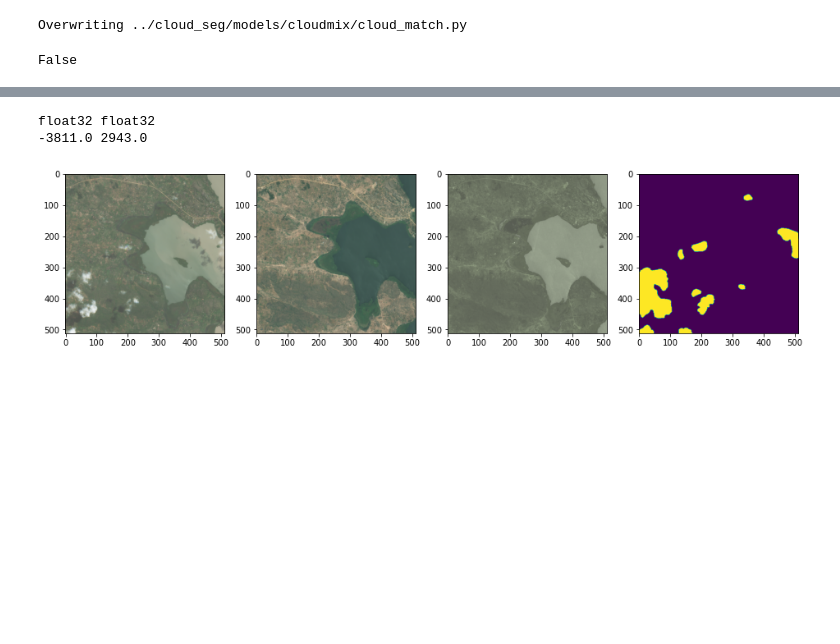
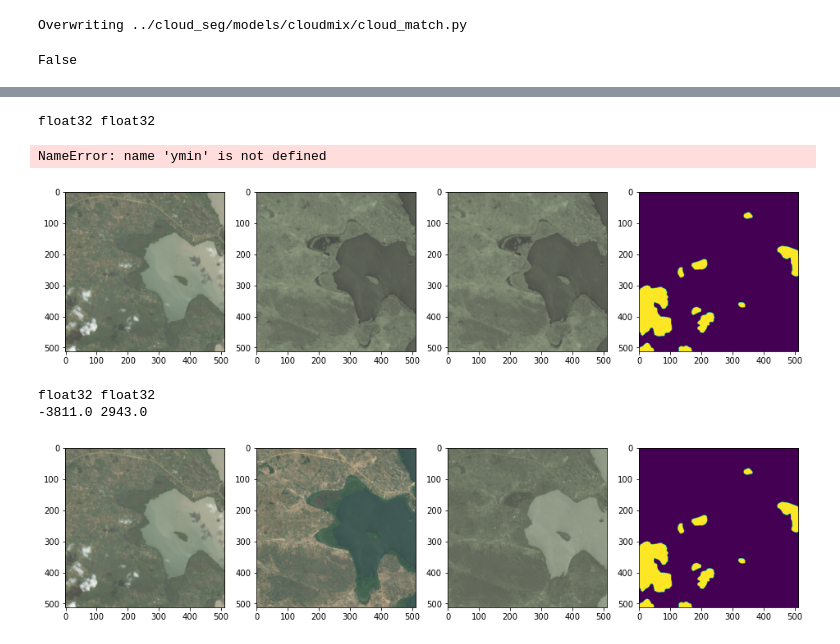
Before and after one commit to georgestein/cloud-segmentation, a Jupyter notebook: notebooks/make_cloudbank.ipynb, the cells around one changed output, grey strips where cells are left out. Drawn from its saved outputs; the diff is of its cells as text; code cells hidden in the pictures; blank space fills up the shorter version.

```diff
--- a/notebooks/make_cloudbank.ipynb
+++ b/notebooks/make_cloudbank.ipynb
@@ -500,3 +500,28 @@ IPU available: False, using: 0 IPUs
+# %%
+fig, ax = plt.subplots(1,4, figsize=(16,4))
+ax[0].imshow(true_color(cloudy_image))
+ax[1].imshow(true_color(cloudless_image))
+ax[2].imshow(true_color(ypred))
+ax[3].imshow(cloud_label)
+
+print(cloudy_image.dtype, cloudless_image.dtype)
+orig_diff = cloudy_image - cloudless_image
+mlp_diff = cloudy_image - ypred
+
+
+print(ymin, ymax)
+
+for i in range(orig_diff.shape[-1]):
+    ymin = min(np.min(orig_diff[..., i]*(1-cloud_label)), np.min(mlp_diff[..., i]*(1-cloud_label)))
+    ymax = max(np.max(orig_diff[..., i]*(1-cloud_label)), np.max(mlp_diff[..., i]*(1-cloud_label)))
+
+    fig, ax = plt.subplots(1,2, figsize=(8,4))
+    ax[0].imshow(orig_diff[..., i]*(1-cloud_label), vmin=ymin, vmax=ymax)
+    ax[1].imshow(mlp_diff[..., i]*(1-cloud_label), vmin=ymin, vmax=ymax)
+# %% [output]
+float32 float32
+NameError: name 'ymin' is not defined
+[figure, added]
 # %%
 fig, ax = plt.subplots(1,4, figsize=(16,4))
 ax[0].imshow(true_color(cloudy_image))
```
Also changed, not shown: parts of 1 cell of this notebook, 2 other files.
